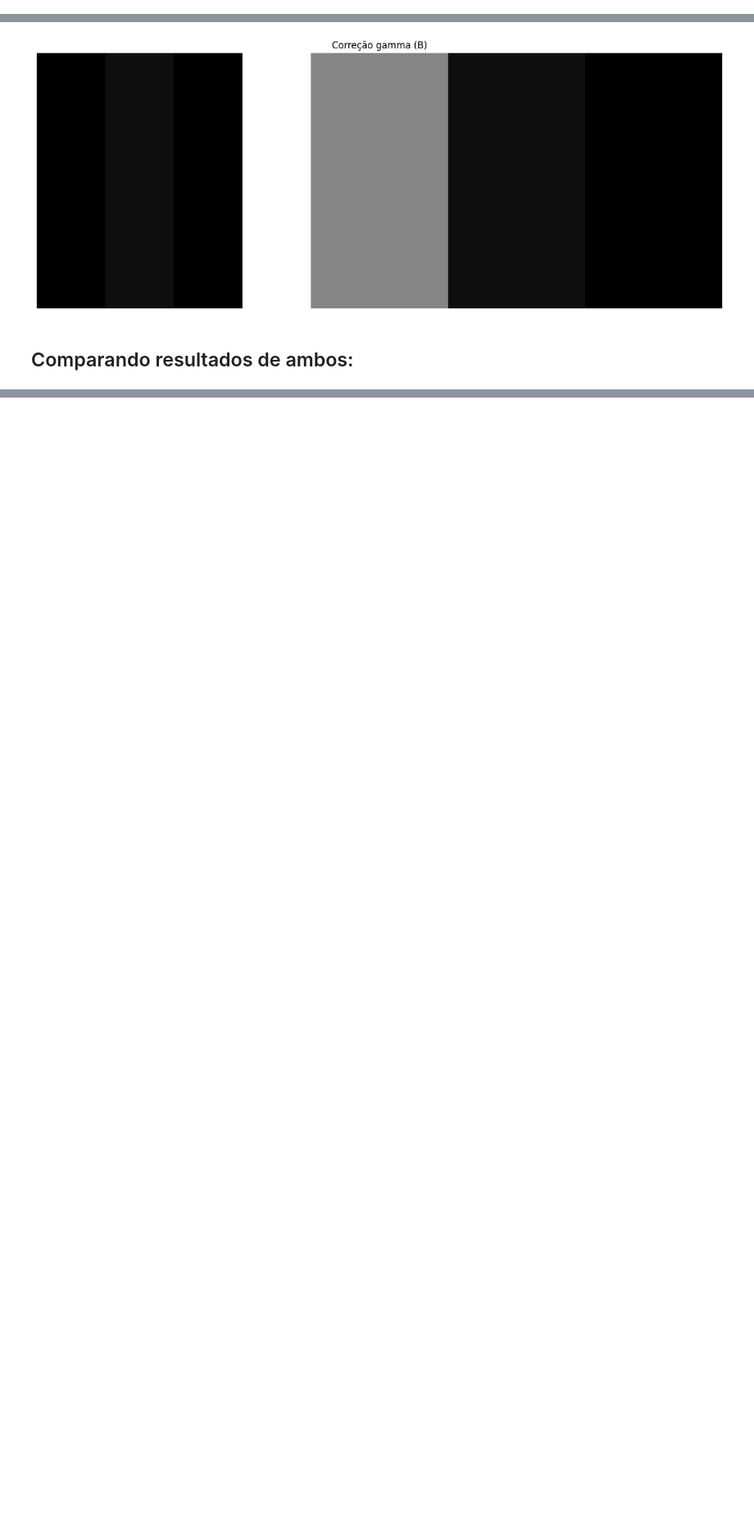
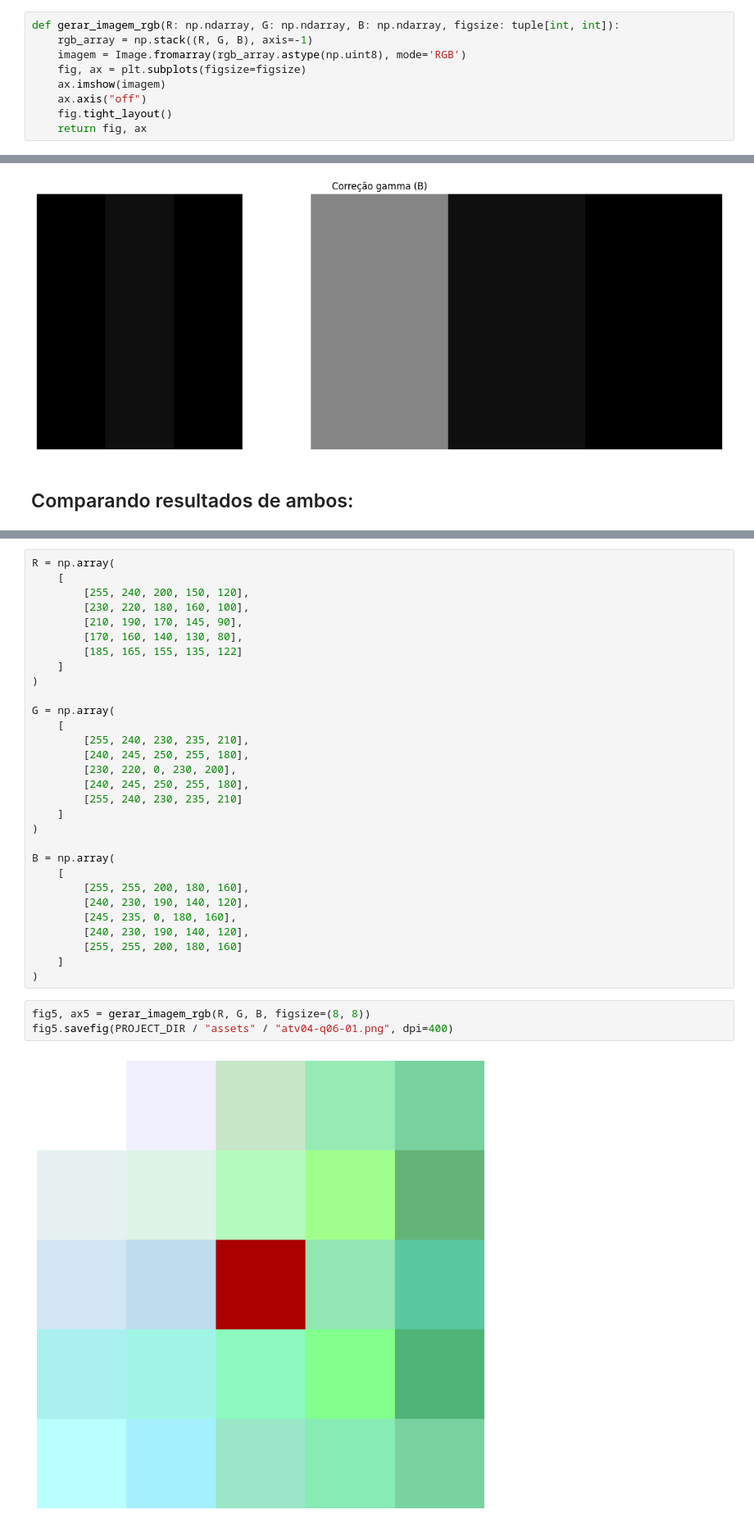
Before and after one commit to Manuelfjr/pdi, a Jupyter notebook: notebooks/00_atv01_code.ipynb, the cells around one changed output, grey strips where cells are left out. Shown at 82% size. Saved outputs shown, nothing was run; the diff lists cells and outputs as text; blank space fills up the shorter version.

```diff
--- a/notebooks/00_atv01_code.ipynb
+++ b/notebooks/00_atv01_code.ipynb
@@ -33,6 +33,15 @@ def gerar_imagem(vetor, fator_largura=20, figsize=(16, 5), orient: str="horizont
 
     plt.show()
     return fig, axs
+# %%
+def gerar_imagem_rgb(R: np.ndarray, G: np.ndarray, B: np.ndarray, figsize: tuple[int, int]):
+    rgb_array = np.stack((R, G, B), axis=-1)
+    imagem = Image.fromarray(rgb_array.astype(np.uint8), mode='RGB')
+    fig, ax = plt.subplots(figsize=figsize)
+    ax.imshow(imagem)
+    ax.axis("off")
+    fig.tight_layout()
+    return fig, ax
 # %% [markdown]
 # Questão 04
 # %%
@@ -115,0 +127,35 @@ fig1.savefig(PROJECT_DIR / "assets" / "atv04-q05-03.png", dpi=400)
+# %%
+R = np.array(
+    [
+        [255, 240, 200, 150, 120],
+        [230, 220, 180, 160, 100],
+        [210, 190, 170, 145, 90],
+        [170, 160, 140, 130, 80],
+        [185, 165, 155, 135, 122]
+    ]
+)
+
+G = np.array(
+    [
+        [255, 240, 230, 235, 210],
+        [240, 245, 250, 255, 180],
+        [230, 220, 0, 230, 200],
+        [240, 245, 250, 255, 180],
+        [255, 240, 230, 235, 210]
+    ]
+)
+
+B = np.array(
+    [
+        [255, 255, 200, 180, 160],
+        [240, 230, 190, 140, 120],
+        [245, 235, 0, 180, 160],
+        [240, 230, 190, 140, 120],
+        [255, 255, 200, 180, 160]
+    ]
+)
+# %%
+fig5, ax5 = gerar_imagem_rgb(R, G, B, figsize=(8, 8))
+fig5.savefig(PROJECT_DIR / "assets" / "atv04-q06-01.png", dpi=400)
+# %% [output]
+[figure, added]
```
Also changed, not shown: parts of 5 cells of this notebook, 2 other files.
